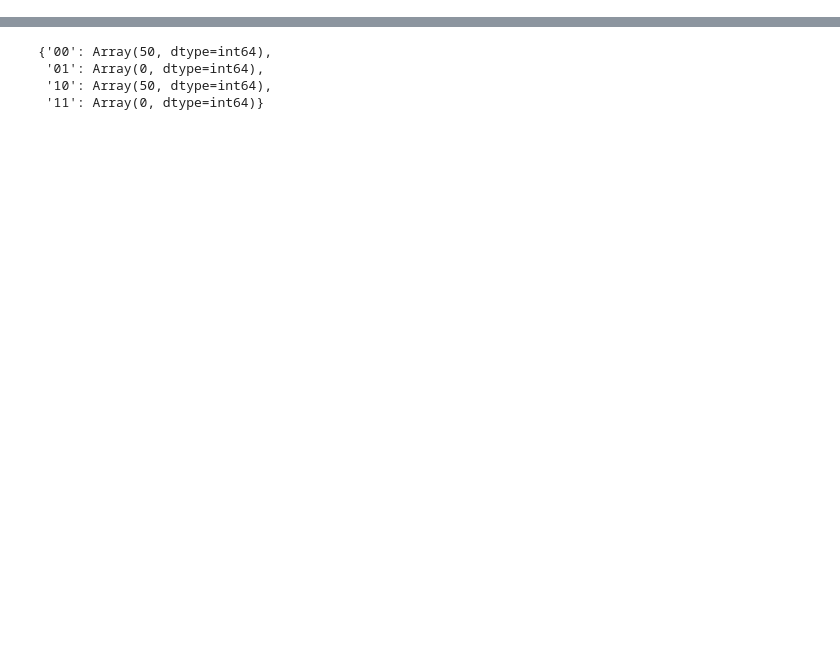
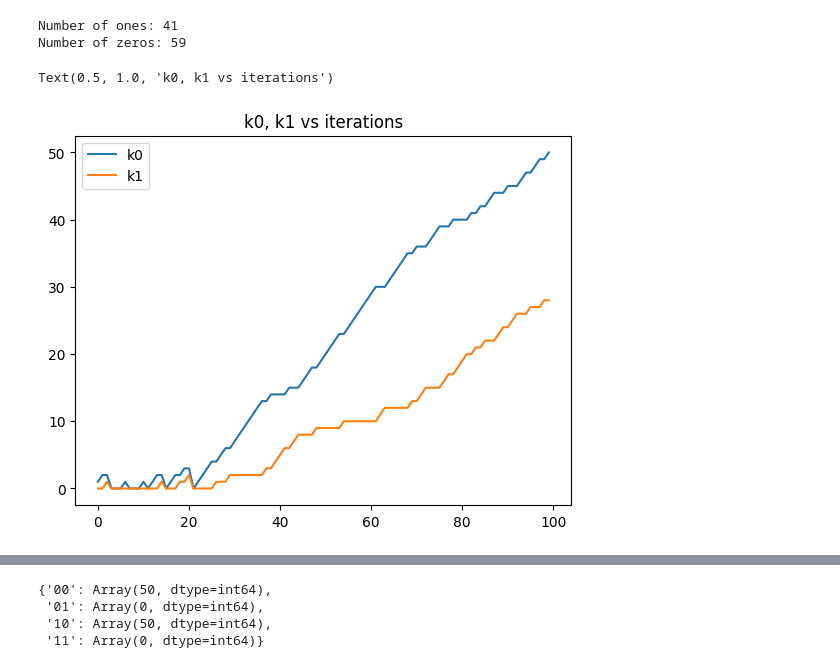
Before and after one commit to Gopal-Dahale/measurement-based-ite, a Jupyter notebook: mite-catalyst.ipynb, the cells around one changed output, grey strips where cells are left out. Saved outputs shown, nothing was run; the diff lists cells and outputs as text; code cells hidden in the pictures; blank space fills up the shorter version.

```diff
--- a/mite-catalyst.ipynb
+++ b/mite-catalyst.ipynb
@@ -101,0 +120,16 @@ values[1] /= n*100
+# %%
+num_ones = int(np.sum(meas))
+num_zeros = max_iter - num_ones
+print("Number of ones:", num_ones)
+print("Number of zeros:", num_zeros)
+# %% [output]
+Number of ones: 41
+Number of zeros: 59
+# %%
+plt.plot(k0_hist)
+plt.plot(k1_hist)
+plt.legend(['k0', 'k1'])
+plt.title("k0, k1 vs iterations")
+# %% [output]
+Text(0.5, 1.0, 'k0, k1 vs iterations')
+[figure, added]
```
Also changed, not shown: parts of 6 cells of this notebook.
